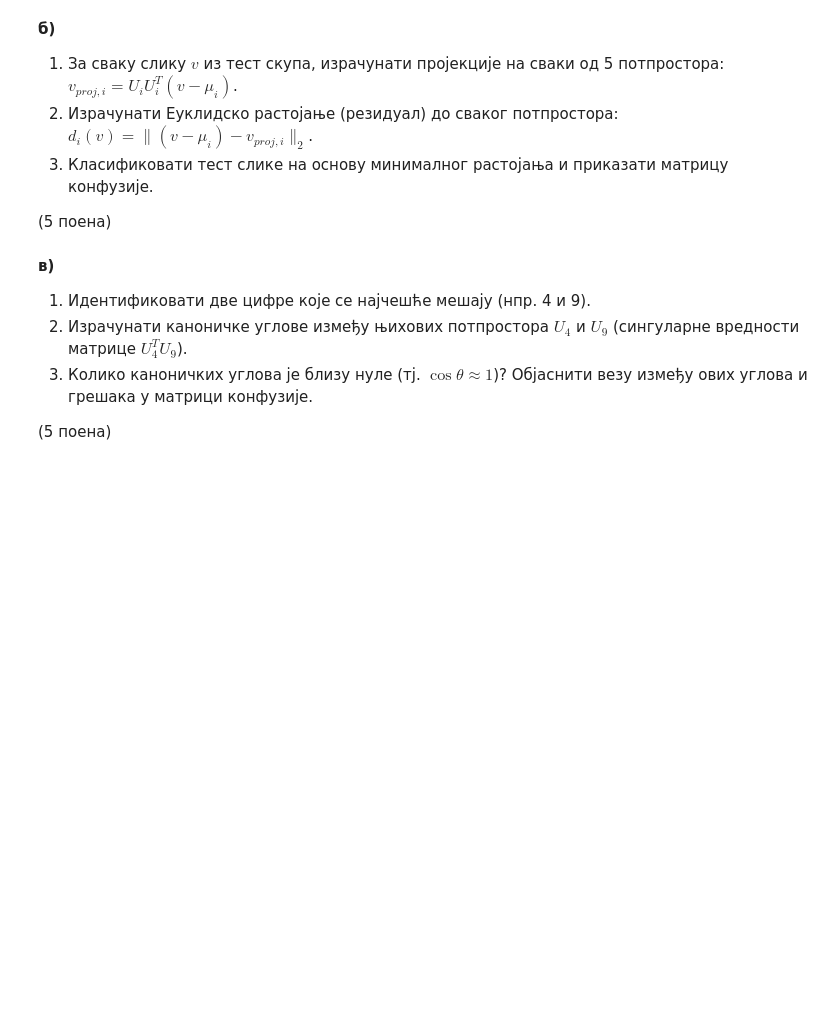
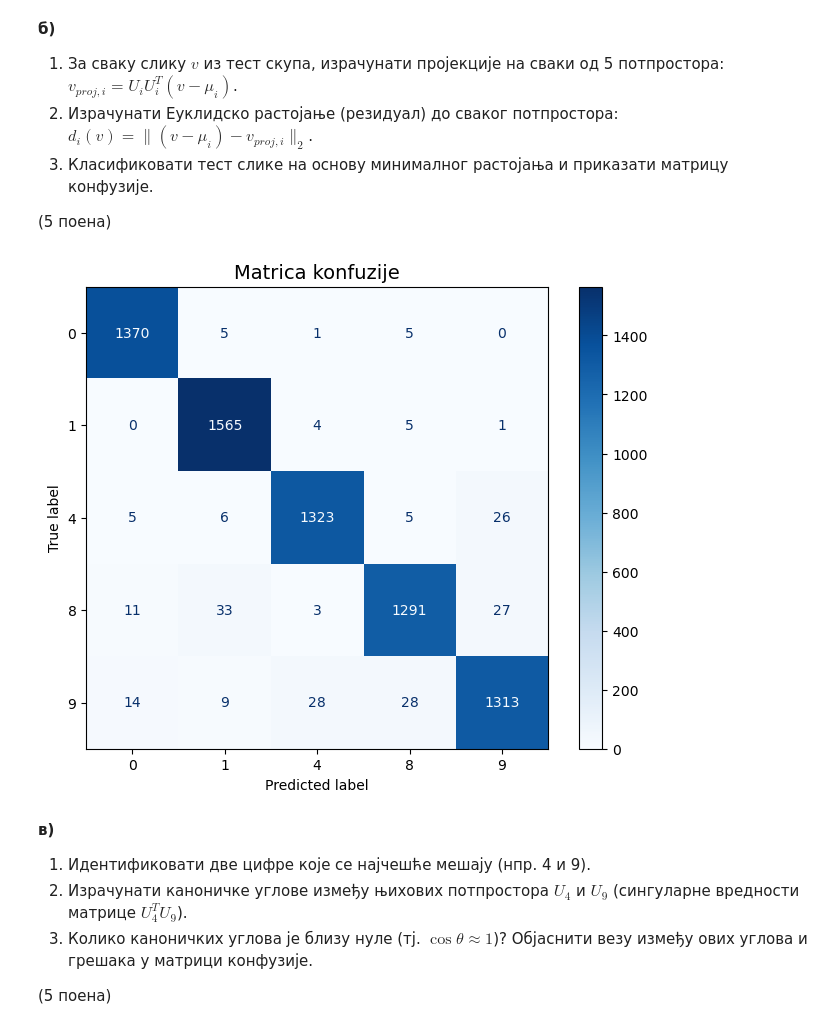
Before and after one commit to paunovicjovan/mathematical-methods-for-machine-learning, a Jupyter notebook: Homeworks/06Domaci_Jovan_Paunovic.ipynb, the cells around one changed output. Cells and saved outputs as stored; diff of their text form; code cells hidden in the pictures; blank space fills up the shorter version.

```diff
--- a/Homeworks/06Domaci_Jovan_Paunovic.ipynb
+++ b/Homeworks/06Domaci_Jovan_Paunovic.ipynb
@@ -1189,6 +1190,40 @@ Prvih nekoliko glavnih komponenti cifara 4 i 9 pokazuju slične spektralne struk
 3. Класификовати тест слике на основу минималног растојања и приказати матрицу конфузије.
 
 (5 поена)
+# %%
+# matrica u kojoj ćemo čuvati rastojanja za svaku klasu (broj_test_slika x broj_klasa)
+num_classes = len(valid_classes)
+distances = np.zeros((X_test.shape[0], num_classes))
+
+for idx, cls in enumerate(valid_classes):
+    mu_i = subspaces[cls]['mu']
+    U_i = subspaces[cls]['U']
+
+    V_centered = X_test - mu_i
+
+    V_proj = U_i @ U_i.T @ V_centered.T
+
+    V_residual = V_centered - V_proj.T
+
+    d_i = np.linalg.norm(V_residual, axis=1)
+
+    distances[:, idx] = d_i
+
+# indeksi najmanjih rastojanja
+min_distance_indices = np.argmin(distances, axis=1)
+
+# mapiramo indekse nazad u stvarne klase
+y_pred = np.array([valid_classes[i] for i in min_distance_indices])
+
+cm = confusion_matrix(y_test, y_pred, labels=valid_classes)
+
+plt.figure(figsize=(8, 6))
+disp = ConfusionMatrixDisplay(confusion_matrix=cm, display_labels=valid_classes)
+disp.plot(cmap='Blues', values_format='d', ax=plt.gca())
+plt.title('Matrica konfuzije', fontsize=14)
+plt.show()
+# %% [output]
+[figure, added]
 # %% [markdown]
 **в)**
 1. Идентификовати две цифре које се најчешће мешају (нпр. 4 и 9).
```
Also changed, not shown: parts of 7 cells of this notebook.
